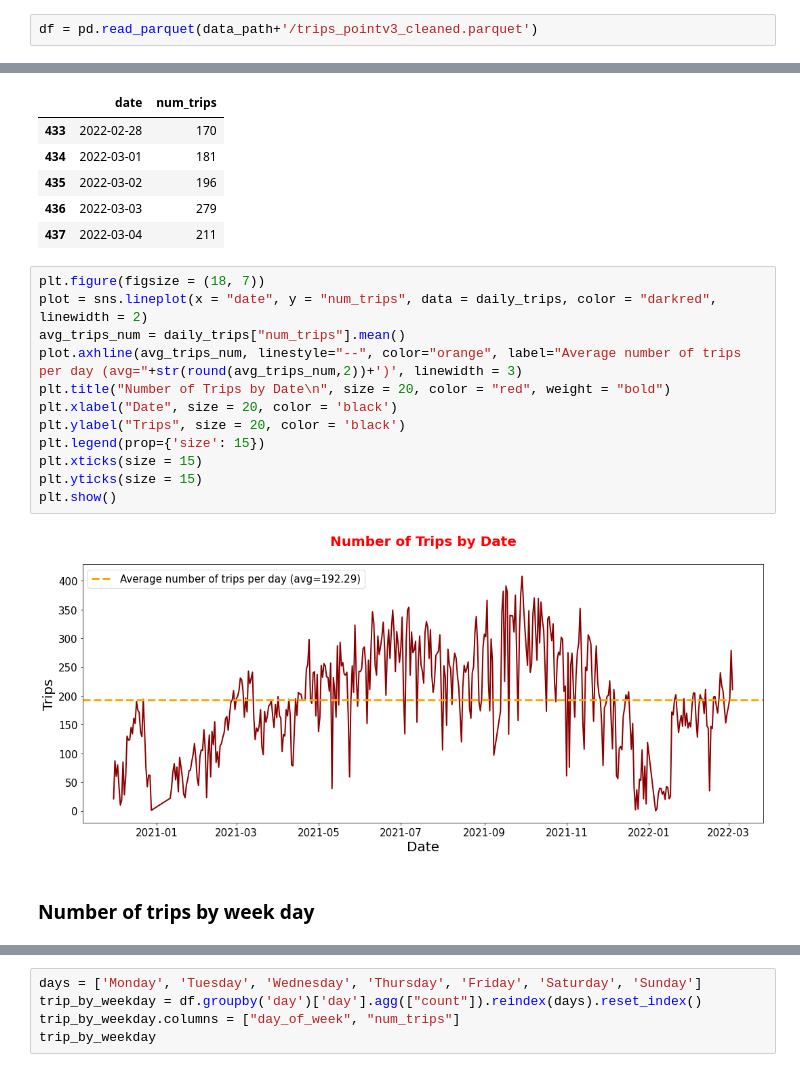
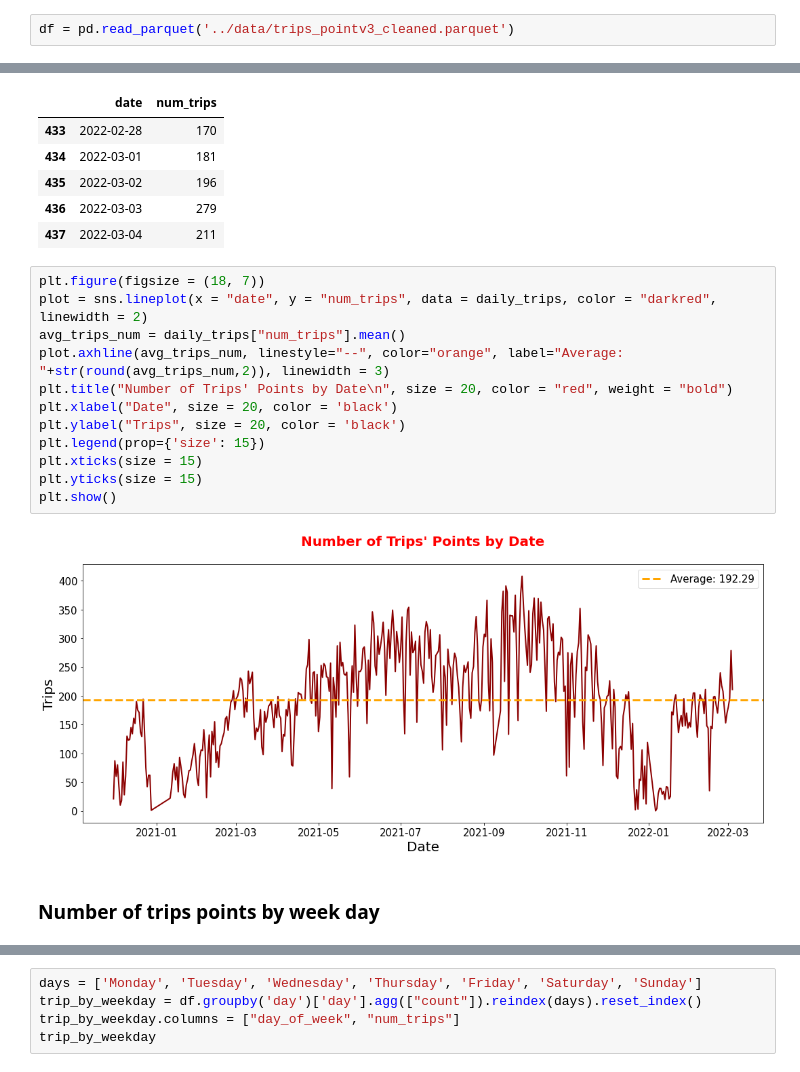
Before and after one commit to dclfbk/escooter_trento, a Jupyter notebook: code/ExploreTrips.ipynb, the cells around one changed output, grey strips where cells are left out. Saved outputs shown, nothing was run; the diff lists cells and outputs as text.

```diff
--- a/code/ExploreTrips.ipynb
+++ b/code/ExploreTrips.ipynb
@@ -29,7 +20,7 @@ import matplotlib.pyplot as plt
 import seaborn as sns
 import datetime as dt
 # %%
-df = pd.read_parquet(data_path+'/trips_pointv3_cleaned.parquet')
+df = pd.read_parquet('../data/trips_pointv3_cleaned.parquet')
 # %%
 df
 # %% [output]
@@ -277,19 +268,19 @@ daily_trips.tail()
 # %%
 plt.figure(figsize = (18, 7))
 plot = sns.lineplot(x = "date", y = "num_trips", data = daily_trips, color = "darkred", linewidth = 2)
 avg_trips_num = daily_trips["num_trips"].mean()
-plot.axhline(avg_trips_num, linestyle="--", color="orange", label="Average number of trips per day (avg="+str(round(avg_trips_num,2))+')', linewidth = 3)
-plt.title("Number of Trips by Date\n", size = 20, color = "red", weight = "bold")
+plot.axhline(avg_trips_num, linestyle="--", color="orange", label="Average: "+str(round(avg_trips_num,2)), linewidth = 3)
+plt.title("Number of Trips' Points by Date\n", size = 20, color = "red", weight = "bold")
 plt.xlabel("Date", size = 20, color = 'black')
 plt.ylabel("Trips", size = 20, color = 'black')
 plt.legend(prop={'size': 15})
 plt.xticks(size = 15)
 plt.yticks(size = 15)
 plt.show()
 # %% [output]
-[figure, old version]
+[figure, new version]
 # %% [markdown]
-### Number of trips by week day
+### Number of trips points by week day
 # %%
 df['day'] = df['point_timestamp'].dt.day_name()
 df.head()
```
Also changed, not shown: parts of 21 cells of this notebook.
